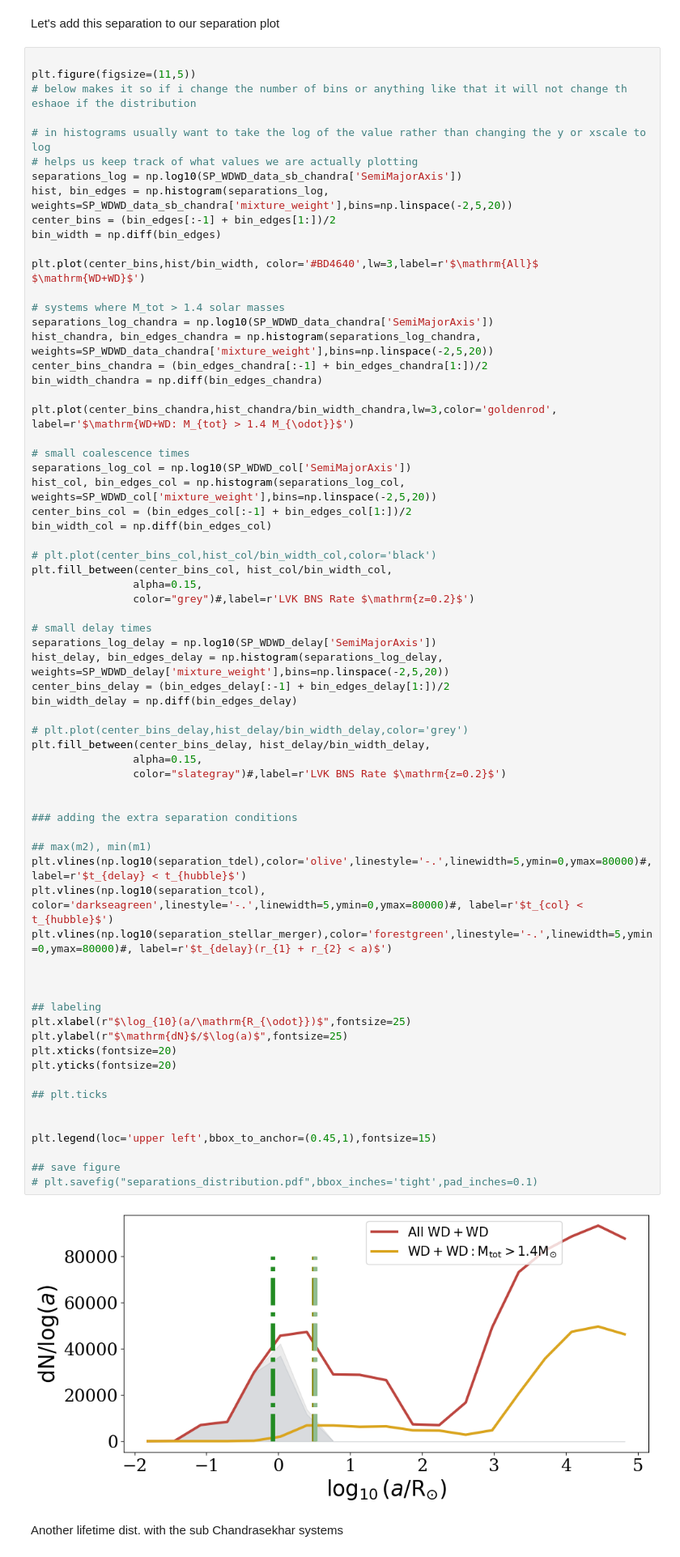
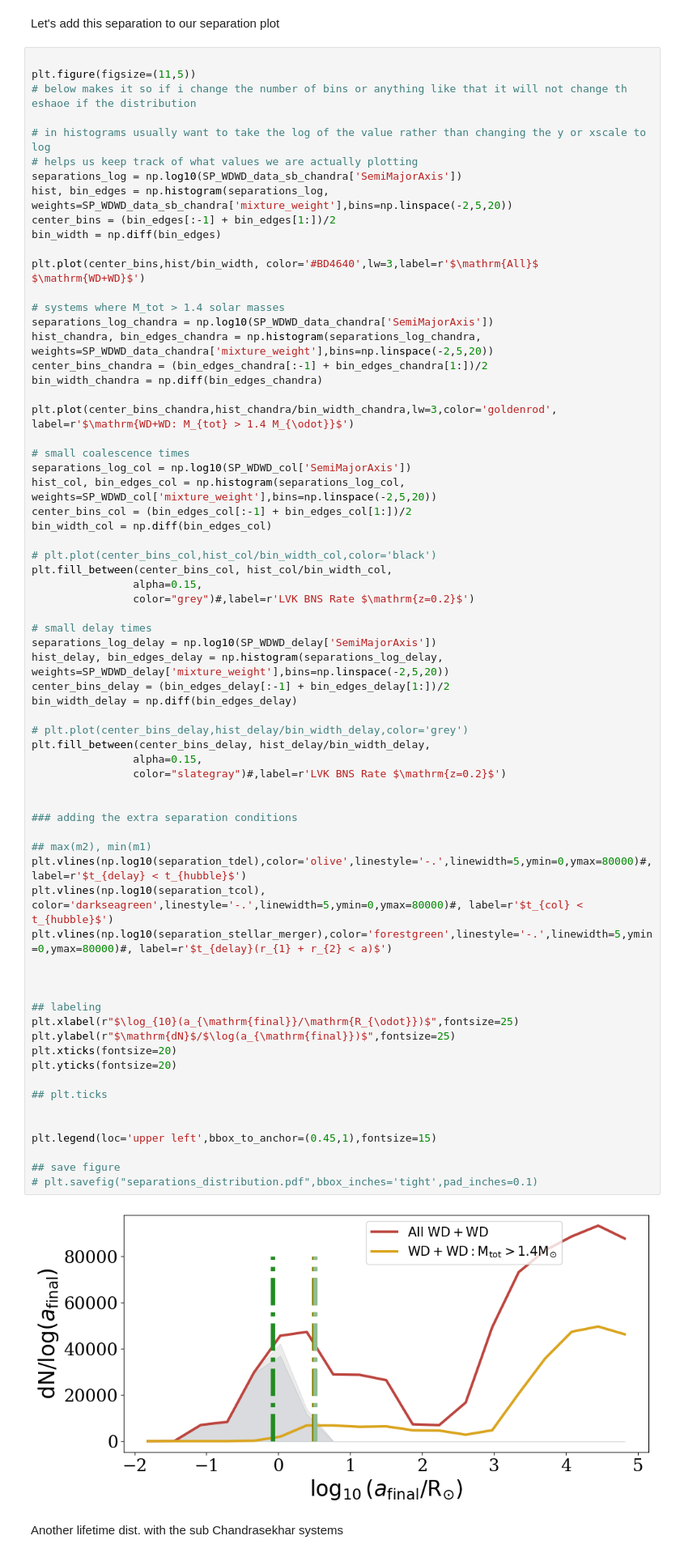
Before and after one commit to melanie-santiago26/research_work, a Jupyter notebook: making_figures/WD_WD_postprocessing.ipynb, the cells around one changed output. Shown at 81% size. Cells and saved outputs as stored; diff of their text form.

Commit message:
making plots prettier

```diff
--- a/making_figures/WD_WD_postprocessing.ipynb
+++ b/making_figures/WD_WD_postprocessing.ipynb
@@ -639,36 +639,36 @@ hist_delay, bin_edges_delay = np.histogram(separations_log_delay, weights=SP_WDW
 center_bins_delay = (bin_edges_delay[:-1] + bin_edges_delay[1:])/2
 bin_width_delay = np.diff(bin_edges_delay)
 
 # plt.plot(center_bins_delay,hist_delay/bin_width_delay,color='grey')
 plt.fill_between(center_bins_delay, hist_delay/bin_width_delay,
                 alpha=0.15,
                 color="slategray")#,label=r'LVK BNS Rate $\mathrm{z=0.2}$')
 
 
 ### adding the extra separation conditions
 
 ## max(m2), min(m1)
 plt.vlines(np.log10(separation_tdel),color='olive',linestyle='-.',linewidth=5,ymin=0,ymax=80000)#, label=r'$t_{delay} < t_{hubble}$')
 plt.vlines(np.log10(separation_tcol), color='darkseagreen',linestyle='-.',linewidth=5,ymin=0,ymax=80000)#, label=r'$t_{col} < t_{hubble}$')
 plt.vlines(np.log10(separation_stellar_merger),color='forestgreen',linestyle='-.',linewidth=5,ymin=0,ymax=80000)#, label=r'$t_{delay}(r_{1} + r_{2} < a)$')
 
 
 
 ## labeling
-plt.xlabel(r"$\log_{10}(a/\mathrm{R_{\odot}})$",fontsize=25)
-plt.ylabel(r"$\mathrm{dN}$/$\log(a)$",fontsize=25)
+plt.xlabel(r"$\log_{10}(a_{\mathrm{final}}/\mathrm{R_{\odot}})$",fontsize=25)
+plt.ylabel(r"$\mathrm{dN}$/$\log(a_{\mathrm{final}})$",fontsize=25)
 plt.xticks(fontsize=20)
 plt.yticks(fontsize=20)
 
 ## plt.ticks
 
 
 plt.legend(loc='upper left',bbox_to_anchor=(0.45,1),fontsize=15)
 
 ## save figure
 # plt.savefig("separations_distribution.pdf",bbox_inches='tight',pad_inches=0.1)
 # %% [output]
-[figure, old version]
+[figure, new version]
 # %% [markdown]
 Another lifetime dist. with the sub Chandrasekhar systems
 # %%
```
Also changed, not shown: parts of 1 cell of this notebook, 3 other files.
